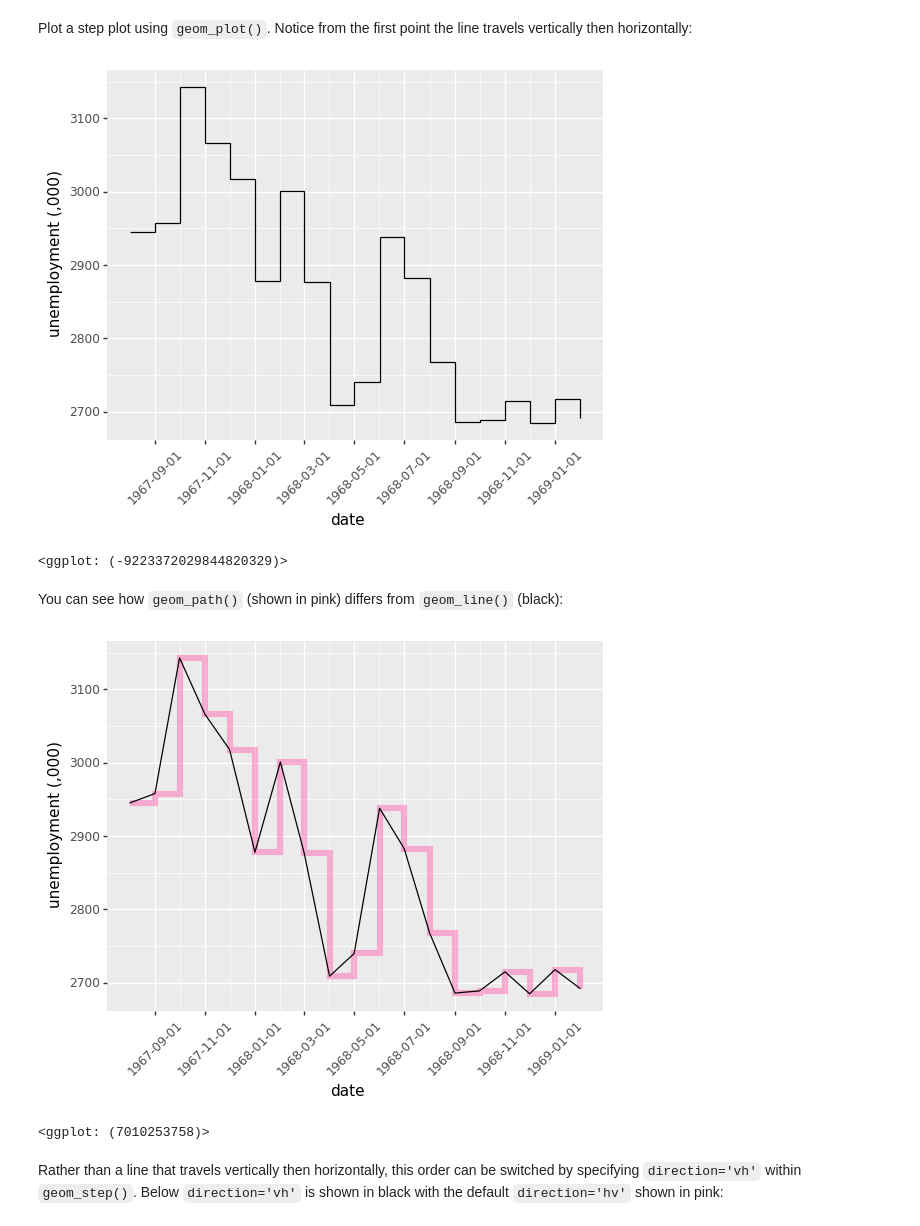
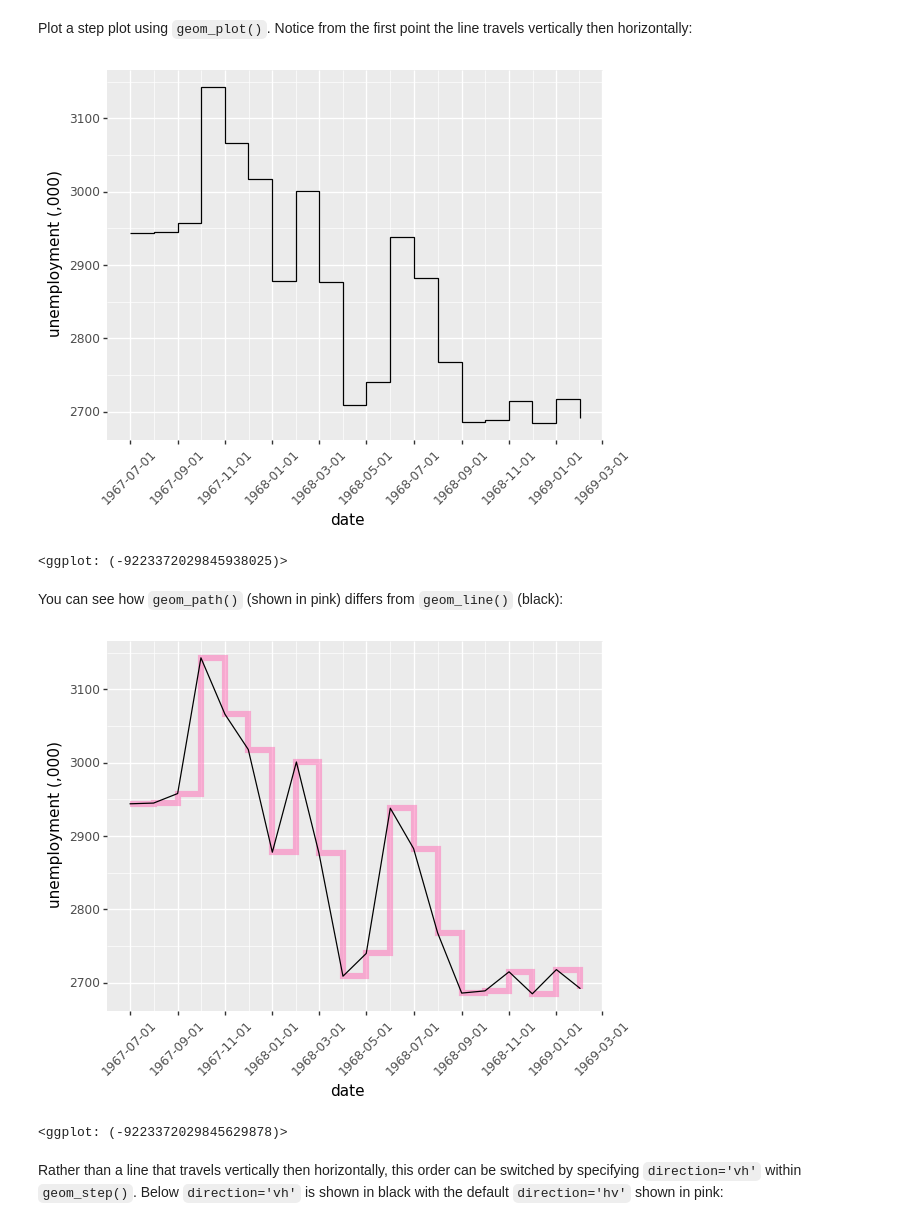
Before and after one commit to has2k1/plotnine-examples, a Jupyter notebook: plotnine_examples/examples/geom_step.ipynb, the cells around one changed output. Cells and saved outputs as stored; diff of their text form; code cells hidden in the pictures.

Commit message:
small fix: now get first 20 rows using .iloc[:20] instead of .iloc[1:20]

```diff
--- a/plotnine_examples/examples/geom_step.ipynb
+++ b/plotnine_examples/examples/geom_step.ipynb
@@ -24,20 +24,20 @@ economics.head()
 Plot a step plot using `geom_plot()`. Notice from the first point the line travels vertically then horizontally:
 # %%
 (
-    ggplot(economics.iloc[1:20],                # filter for first twenty rows (dates) to make steps more visible
+    ggplot(economics.iloc[:20],                 # filter for first twenty rows (dates) to make steps more visible
            aes('date', 'unemploy'))
     + geom_step()                               # step plot
     + labs(x='date', y='unemployment (,000)')   # label x & y-axis
     + theme(axis_text_x=element_text(angle=45)) # rotate x-axis text for readability
 )
 # %% [output]
-[figure, old version]
+[figure, new version]
-<ggplot: (-9223372029844820329)>
+<ggplot: (-9223372029845938025)>
 # %% [markdown]
 You can see how `geom_path()` (shown in pink) differs from `geom_line()` (black):
 # %%
 (
-    ggplot(economics.iloc[1:20],
+    ggplot(economics.iloc[:20],
            aes('date', 'unemploy'))
     + geom_step(colour='#ff69b4',              # plot geom_step as the first layer - colour pink
                 alpha=0.5,                     # line transparency
@@ -47,8 +47,8 @@ You can see how `geom_path()` (shown in pink) differs from `geom_line()` (black)
     + theme(axis_text_x=element_text(angle=45))
 )
 # %% [output]
-[figure, old version]
+[figure, new version]
-<ggplot: (7010253758)>
+<ggplot: (-9223372029845629878)>
 # %% [markdown]
 Rather than a line that travels vertically then horizontally, this order can be switched by specifying `direction='vh'` within `geom_step()`. Below `direction='vh'` is shown in black with the default `direction='hv'` shown in pink:
 # %%
```
Also changed, not shown: parts of 1 cell of this notebook.
